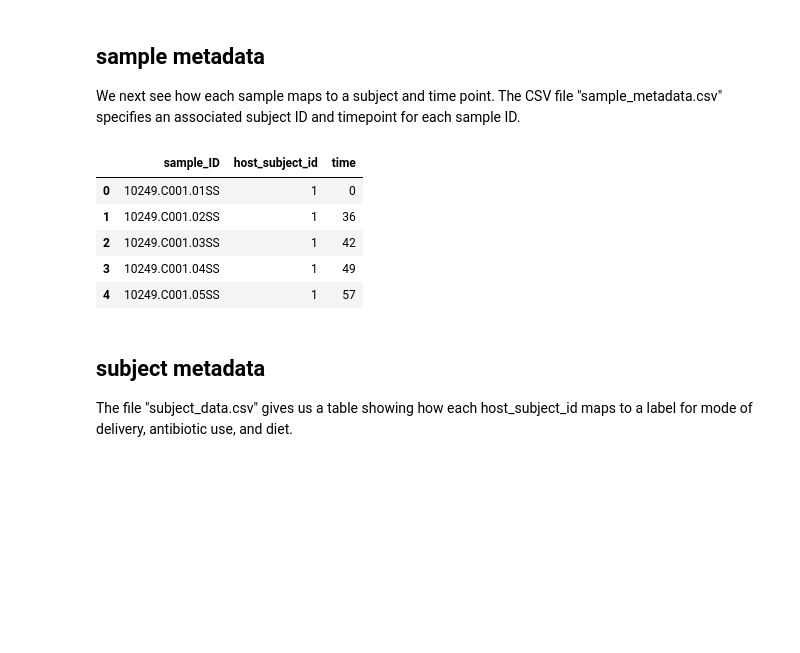
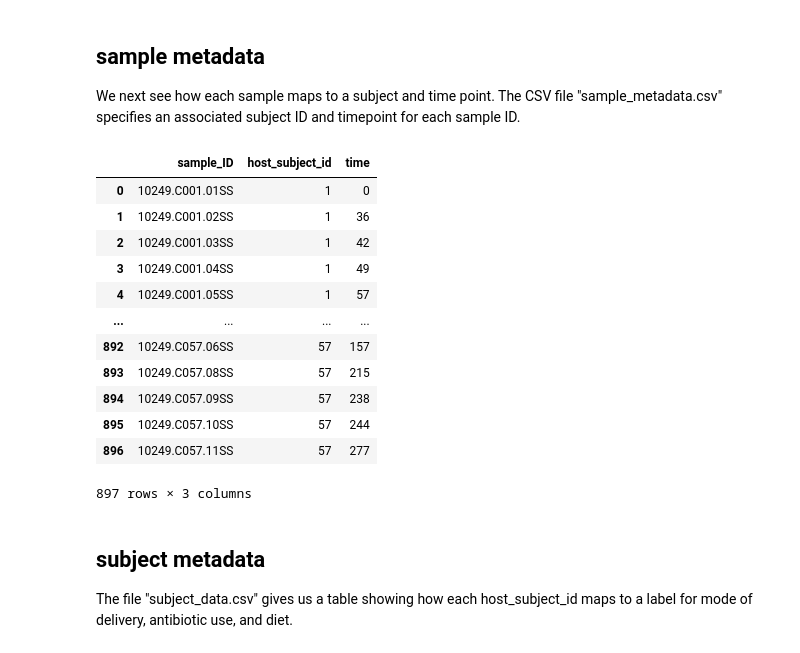
Before and after one commit to gerberlab/cs109b-microbiome, a Jupyter notebook: 2022/datasets/bokulich/bokulich_dataset_overview.ipynb, the cells around one changed output. Cells and saved outputs as stored; diff of their text form; code cells hidden in the pictures; blank space fills up the shorter version.

```diff
--- a/2022/datasets/bokulich/bokulich_dataset_overview.ipynb
+++ b/2022/datasets/bokulich/bokulich_dataset_overview.ipynb
@@ -60,14 +73,21 @@ samplemeta = pd.read_csv("sample_metadata.csv", header=None)
 # %%
 samplemeta.columns = ["sample_ID", "host_subject_id", "time"]
 # %%
-samplemeta.head()
+samplemeta
 # %% [output]
 |  | sample_ID | host_subject_id | time |
 | 0 | 10249.C001.01SS | 1 | 0 |
 | 1 | 10249.C001.02SS | 1 | 36 |
 | 2 | 10249.C001.03SS | 1 | 42 |
 | 3 | 10249.C001.04SS | 1 | 49 |
 | 4 | 10249.C001.05SS | 1 | 57 |
+| ... | ... | ... | ... |
+| 892 | 10249.C057.06SS | 57 | 157 |
+| 893 | 10249.C057.08SS | 57 | 215 |
+| 894 | 10249.C057.09SS | 57 | 238 |
+| 895 | 10249.C057.10SS | 57 | 244 |
+| 896 | 10249.C057.11SS | 57 | 277 |
+897 rows × 3 columns
 # %% [markdown]
 ## subject metadata
 The file "subject_data.csv" gives us a table showing how each host_subject_id maps to a label for mode of delivery, antibiotic use, and diet.
```
Also changed, not shown: parts of 3 cells of this notebook, 5 other files.
